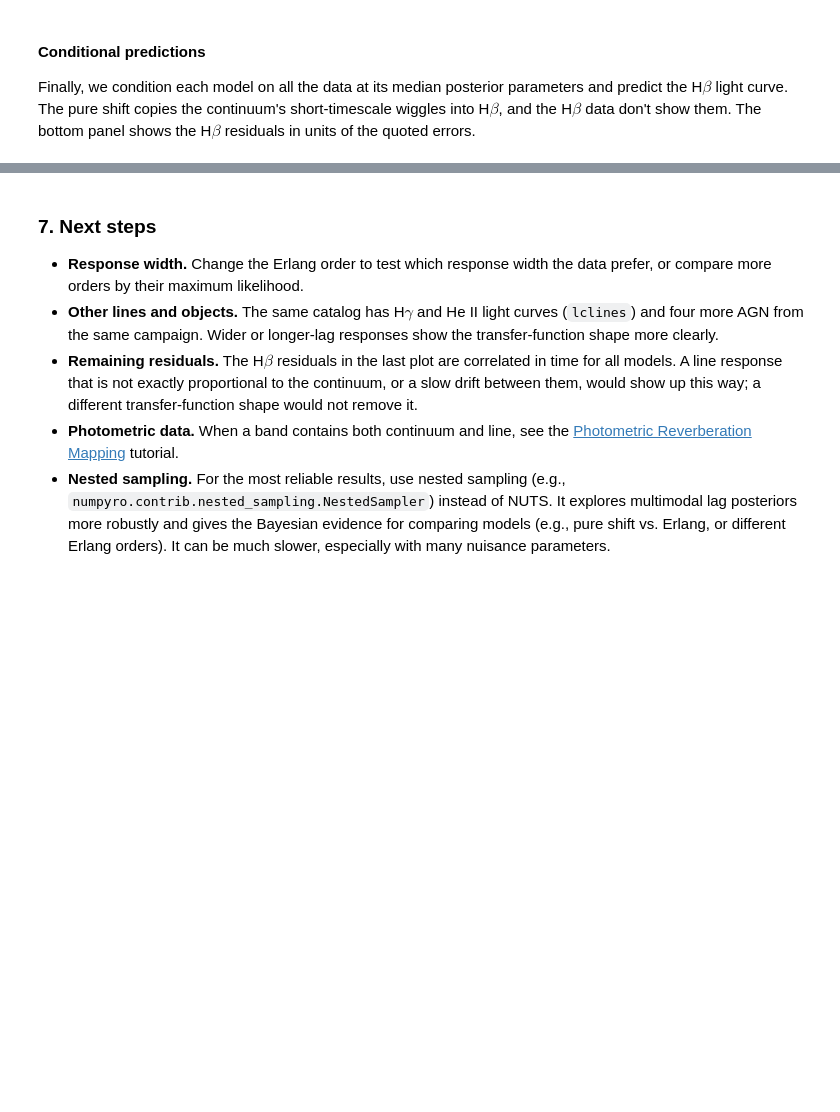
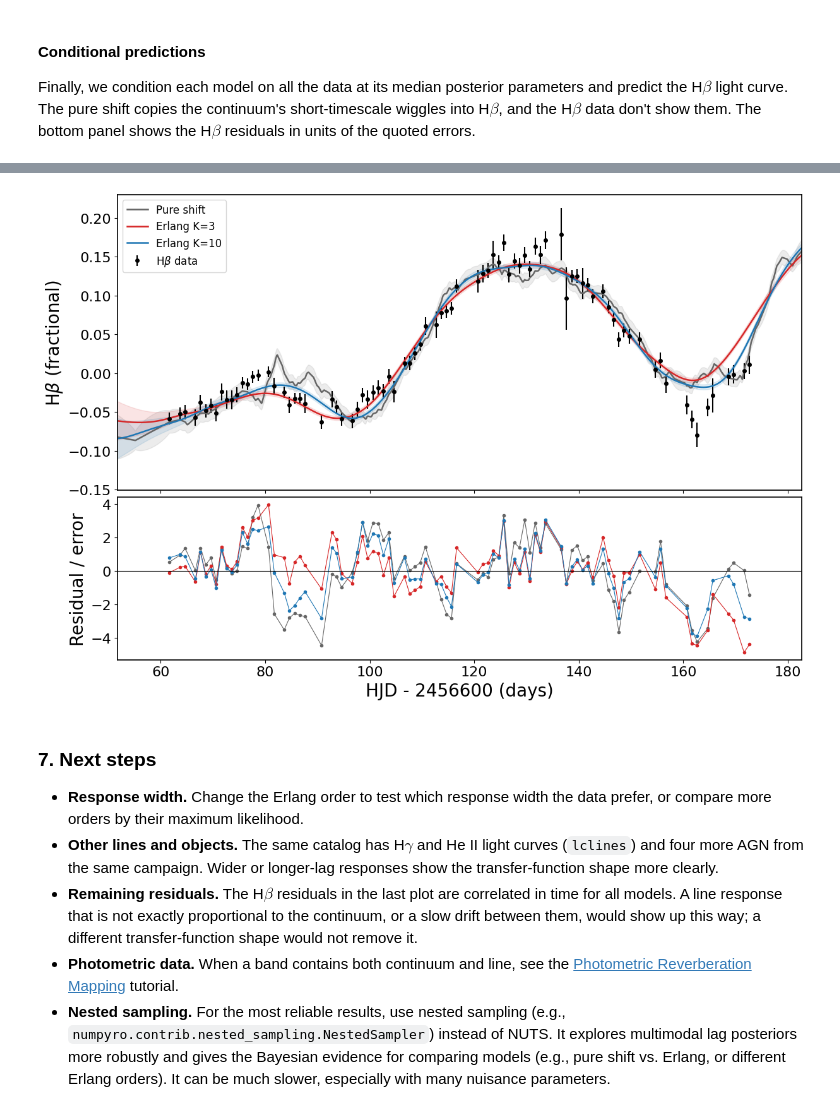
Before and after one commit to LSST-AGN-Variability/EzTaoX, a Jupyter notebook: docs/pre_executed/06_ReverberationMapping.ipynb, the cells around one changed output, grey strips where cells are left out. Drawn from its saved outputs; the diff is of its cells as text; code cells hidden in the pictures; blank space fills up the shorter version.

```diff
--- a/docs/pre_executed/06_ReverberationMapping.ipynb
+++ b/docs/pre_executed/06_ReverberationMapping.ipynb
@@ -452,3 +386,44 @@ axes[0].set_xlim(
+# %%
+t_grid = jnp.linspace(X[0].min() - 5, X[0].max() + 5, 1500)
+hb_mask = np.asarray(X[1]) == HB
+fig, axes = plt.subplots(
+    2,
+    1,
+    figsize=(12, 8),
+    sharex=True,
+    constrained_layout=True,
+    gridspec_kw={"height_ratios": [1, 0.55]},
+)
+axes[0].errorbar(
+    np.asarray(X[0])[hb_mask],
+    np.asarray(y)[hb_mask],
+    np.asarray(yerr)[hb_mask],
+    fmt="o",
+    ms=4,
+    color="k",
+    label=r"H$\beta$ data",
+)
+for (label, mcmc), color in zip(mcmcs.items(), ["0.4", "tab:red", "tab:blue"]):
+    s = mcmc.get_samples()
+    p = {k: jnp.median(v, axis=0) for k, v in s.items()}
+    mu, sd = models[label].pred(p, (t_grid, jnp.full(t_grid.shape, HB)))
+    axes[0].plot(t_grid, mu, color=color, lw=1.8, label=label)
+    axes[0].fill_between(t_grid, mu - sd, mu + sd, color=color, alpha=0.12)
+    mu_d, _ = models[label].pred(p, (X[0][hb_mask], jnp.full(hb_mask.sum(), HB)))
+    resid = (np.asarray(y)[hb_mask] - np.asarray(mu_d)) / np.asarray(yerr)[hb_mask]
+    axes[1].plot(
+        np.asarray(X[0])[hb_mask], resid, "o-", ms=3, lw=0.8, color=color, label=label
+    )
+axes[0].set_ylabel(r"H$\beta$ (fractional)")
+axes[0].legend(fontsize=12, loc="upper left")
+axes[1].axhline(0, color="k", lw=0.8)
+axes[1].set_ylabel("Residual / error")
+axes[1].set_xlabel(f"HJD - {2450000 + t_ref:.0f} (days)")
+axes[0].set_xlim(
+    np.asarray(X[0])[hb_mask].min() - 10, np.asarray(X[0])[hb_mask].max() + 10
+);
+# %% [output]
+[figure, added]
 # %% [markdown]
 ### 7. Next steps
 
```
Also changed, not shown: parts of 14 cells of this notebook, 1 other file.
